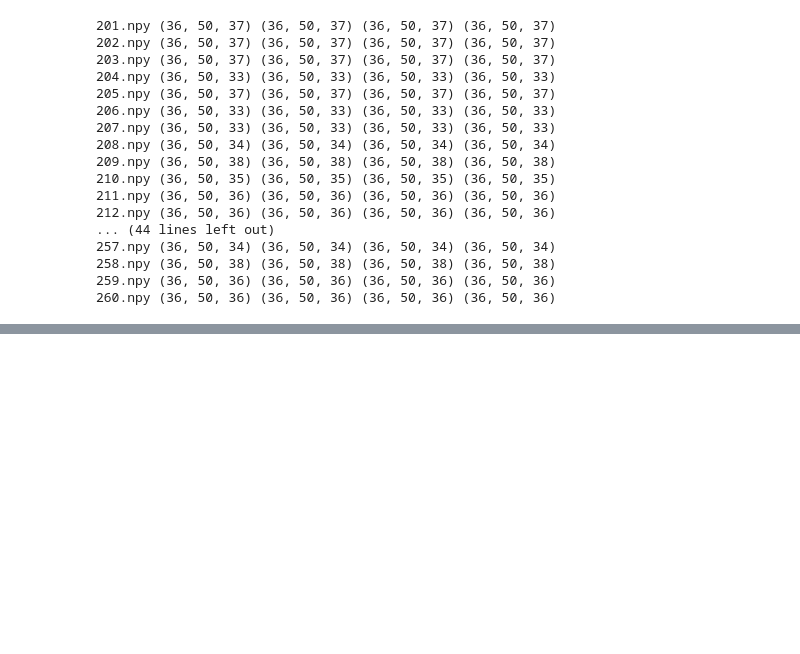
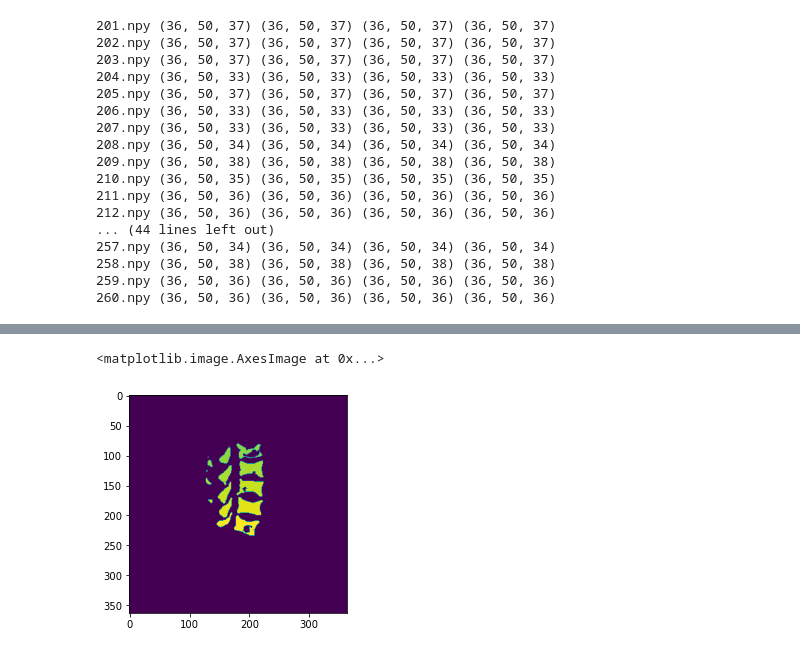
Before and after one commit to rahuljroy/Annotation_Eff_MedImgSeg, a Jupyter notebook: notebooks/Shape_prior_generation.ipynb, the cells around one changed output, grey strips where cells are left out. Saved outputs shown, nothing was run; the diff lists cells and outputs as text; code cells hidden in the pictures; blank space fills up the shorter version.

```diff
--- a/notebooks/Shape_prior_generation.ipynb
+++ b/notebooks/Shape_prior_generation.ipynb
@@ -230,0 +363,5 @@ for i in seg_files:
+# %%
+plt.imshow(seg)
+# %% [output]
+<matplotlib.image.AxesImage at 0x...>
+[figure, added]
```
Also changed, not shown: parts of 22 cells of this notebook, 5 other files.
